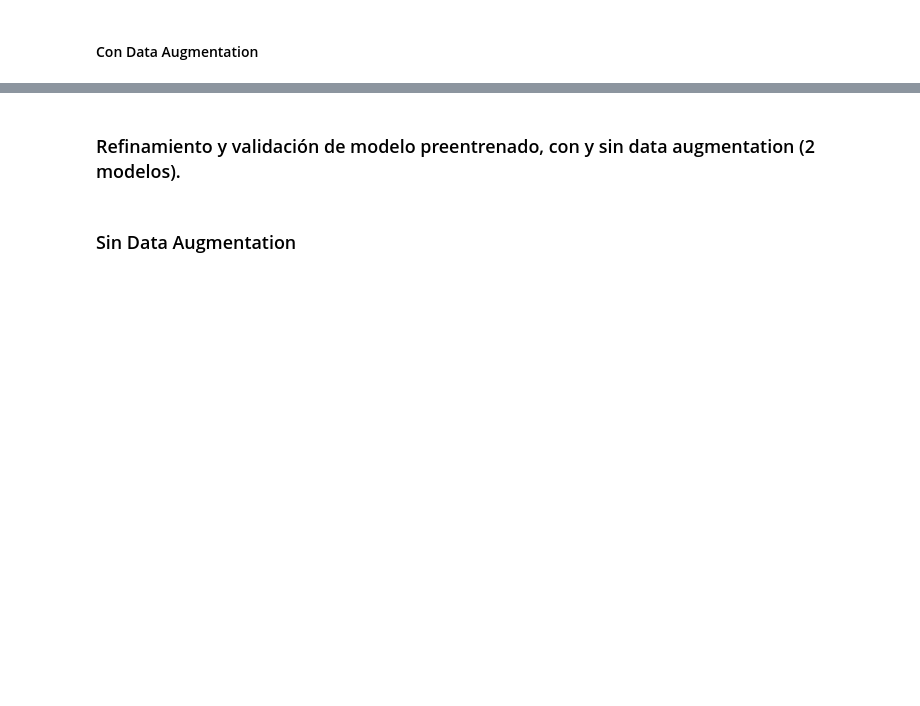
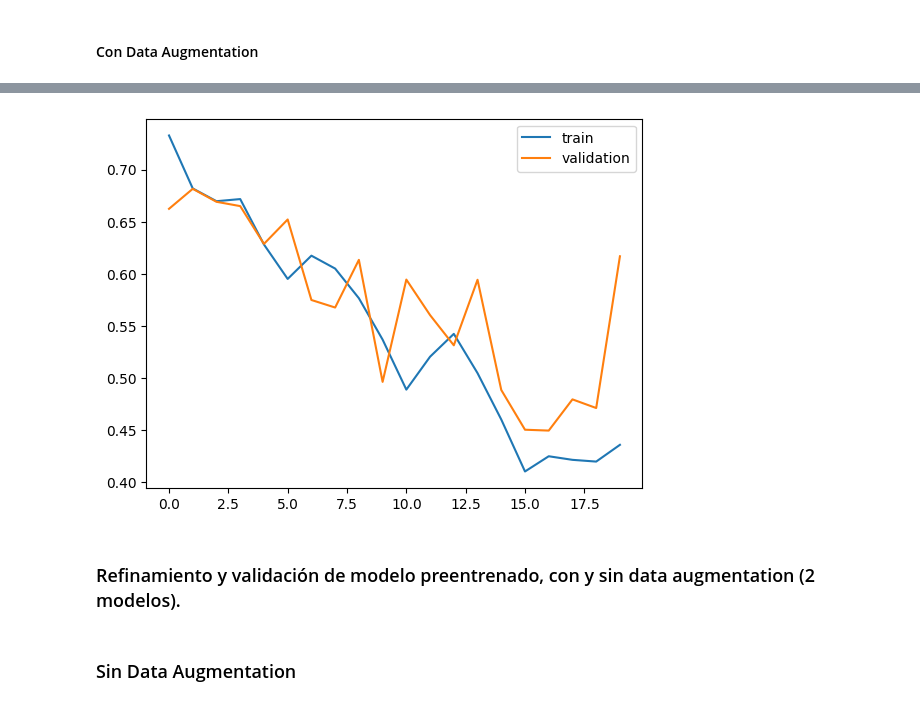
Before and after one commit to ivan2k4/VCA2025, a Jupyter notebook: p1.ipynb, the cells around one changed output, grey strips where cells are left out. Cells and saved outputs as stored; diff of their text form; code cells hidden in the pictures; blank space fills up the shorter version.

```diff
--- a/p1.ipynb
+++ b/p1.ipynb
@@ -289,0 +246,21 @@ KeyboardInterrupt:
+# %%
+# Definimos el modelo
+mymodel = nn.Sequential(
+    squeezenet1_0().features,
+    nn.AdaptiveAvgPool2d(output_size=1),
+    nn.Flatten(),
+    nn.Linear(512, 1024),
+    nn.ReLU(),
+    nn.Linear(1024, 1),
+    nn.Sigmoid()
+)
+# %%
+criterion = nn.BCELoss()
+optimizer = torch.optim.Adam(mymodel.parameters(), lr=0.001)
+
+mymodel, train_losses, val_losses = train_model(mymodel,
+                                                train_loader=train_loader,
+                                                val_loader=val_loader,
+                                                loss_fn=criterion,
+                                                optim=optimizer,
+                                                epochs=20)
@@ -290,3 +288,7 @@ KeyboardInterrupt:
+# %%
+plot_history(train_losses, val_losses)
+# %% [output]
+[figure, added]
 # %% [markdown]
 ### Refinamiento y validación de modelo preentrenado, con y sin data augmentation (2 modelos).
 # %% [markdown]
```
Also changed, not shown: parts of 4 cells of this notebook.
